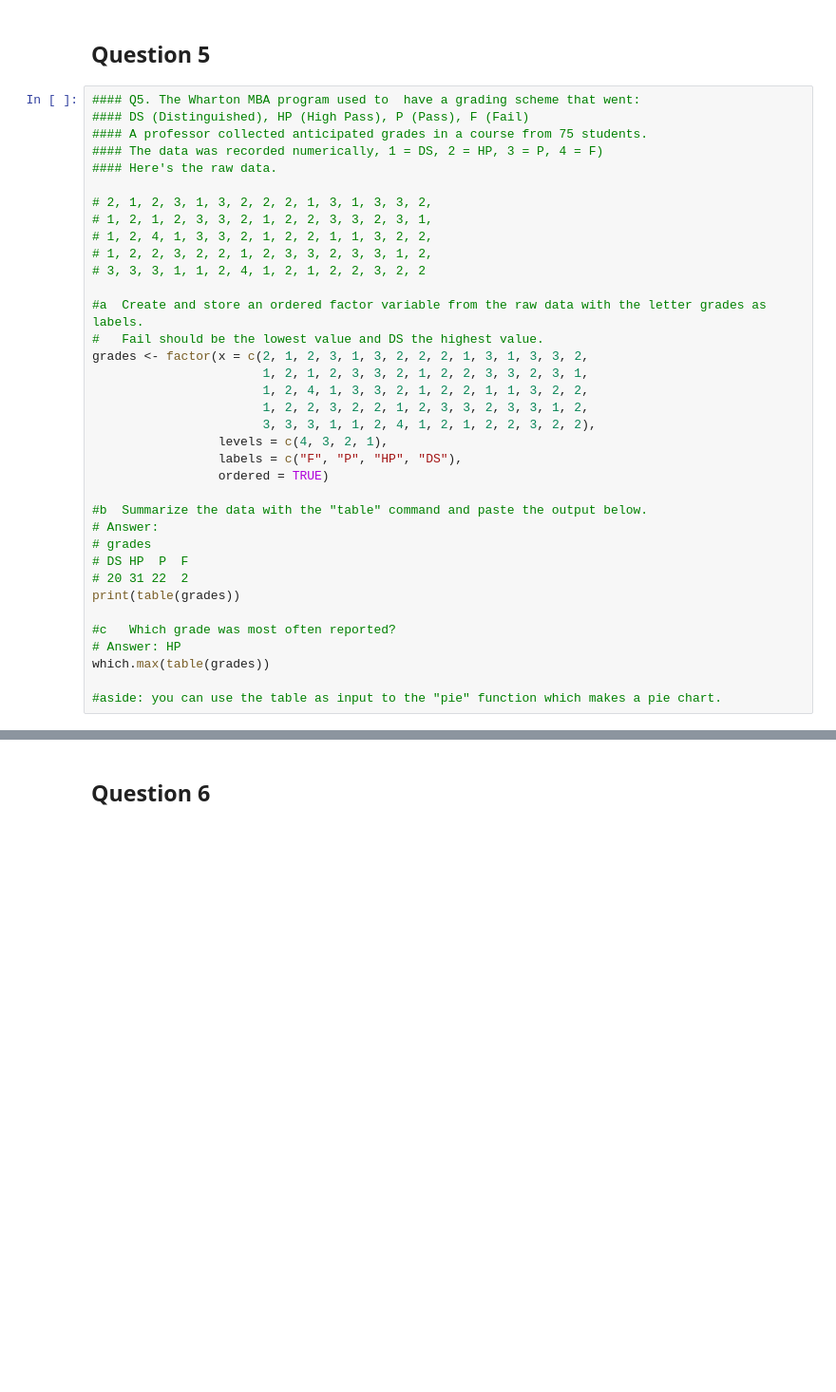
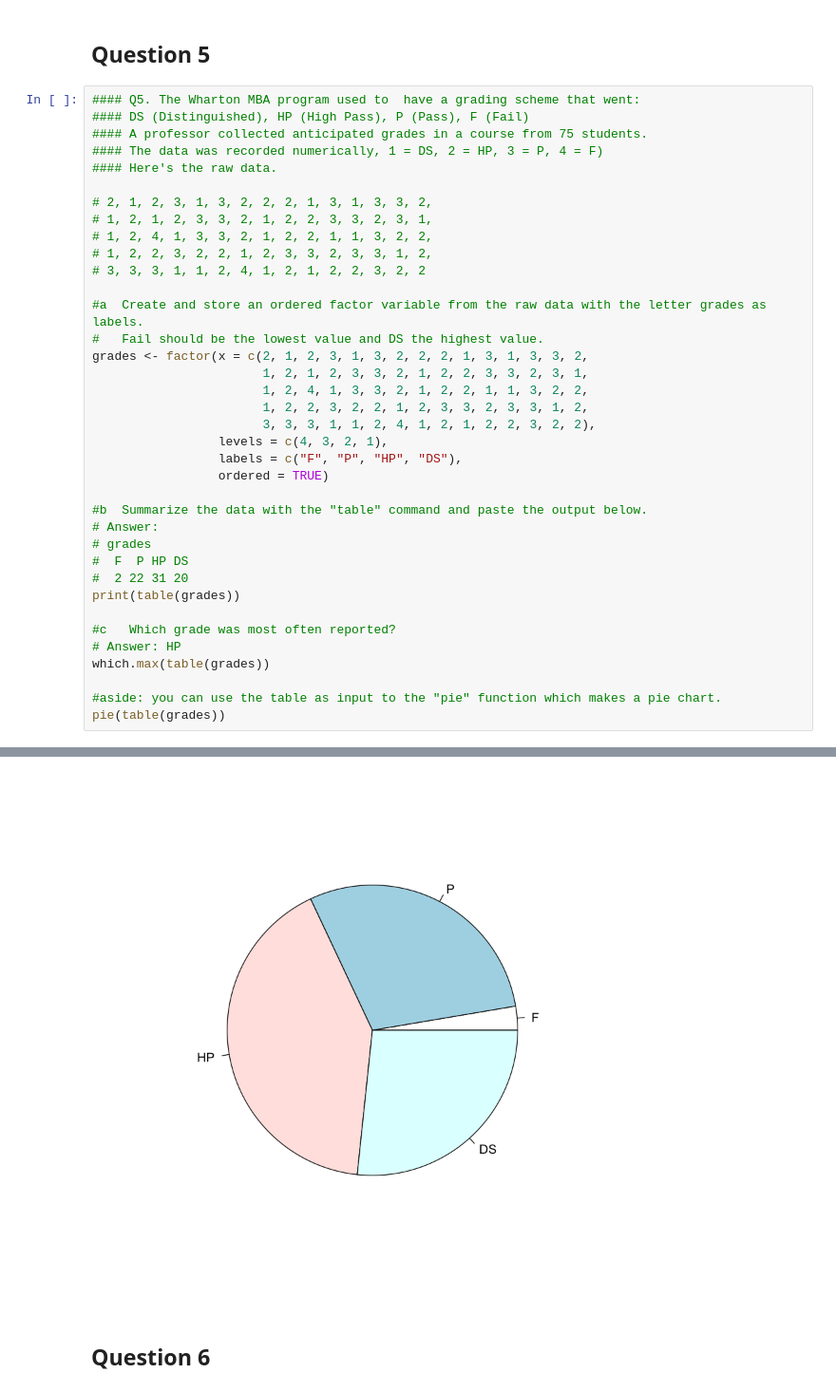
Before and after one commit to jerrison/Wharton_STAT705, a Jupyter notebook: assignments/assignment_1/STAT705 Assignment 1 Jerrison Li.ipynb, the cells around one changed output, grey strips where cells are left out. Shown at 95% size. Saved outputs shown, nothing was run; the diff lists cells and outputs as text; blank space fills up the shorter version.

```diff
--- a/assignments/assignment_1/STAT705 Assignment 1 Jerrison Li.ipynb
+++ b/assignments/assignment_1/STAT705 Assignment 1 Jerrison Li.ipynb
@@ -181,35 +181,37 @@ Epsilon  1  0  0  0 0
 # 1, 2, 2, 3, 2, 2, 1, 2, 3, 3, 2, 3, 3, 1, 2,
 # 3, 3, 3, 1, 1, 2, 4, 1, 2, 1, 2, 2, 3, 2, 2
 
 #a  Create and store an ordered factor variable from the raw data with the letter grades as labels.
 #   Fail should be the lowest value and DS the highest value.
 grades <- factor(x = c(2, 1, 2, 3, 1, 3, 2, 2, 2, 1, 3, 1, 3, 3, 2,
                        1, 2, 1, 2, 3, 3, 2, 1, 2, 2, 3, 3, 2, 3, 1,
                        1, 2, 4, 1, 3, 3, 2, 1, 2, 2, 1, 1, 3, 2, 2,
                        1, 2, 2, 3, 2, 2, 1, 2, 3, 3, 2, 3, 3, 1, 2,
                        3, 3, 3, 1, 1, 2, 4, 1, 2, 1, 2, 2, 3, 2, 2),
                  levels = c(4, 3, 2, 1),
                  labels = c("F", "P", "HP", "DS"),
                  ordered = TRUE)
 
 #b  Summarize the data with the "table" command and paste the output below.
 # Answer:
 # grades
-# DS HP  P  F
-# 20 31 22  2
+#  F  P HP DS
+#  2 22 31 20
 print(table(grades))
 
 #c   Which grade was most often reported?
 # Answer: HP
 which.max(table(grades))
 
 #aside: you can use the table as input to the "pie" function which makes a pie chart.
+pie(table(grades))
 # %% [output]
 grades
  F  P HP DS
  2 22 31 20
 HP
  3
+[figure, added]
 # %% [markdown]
 ## Question 6
 # %%
```
Also changed, not shown: parts of 2 cells of this notebook, 17 other files.
